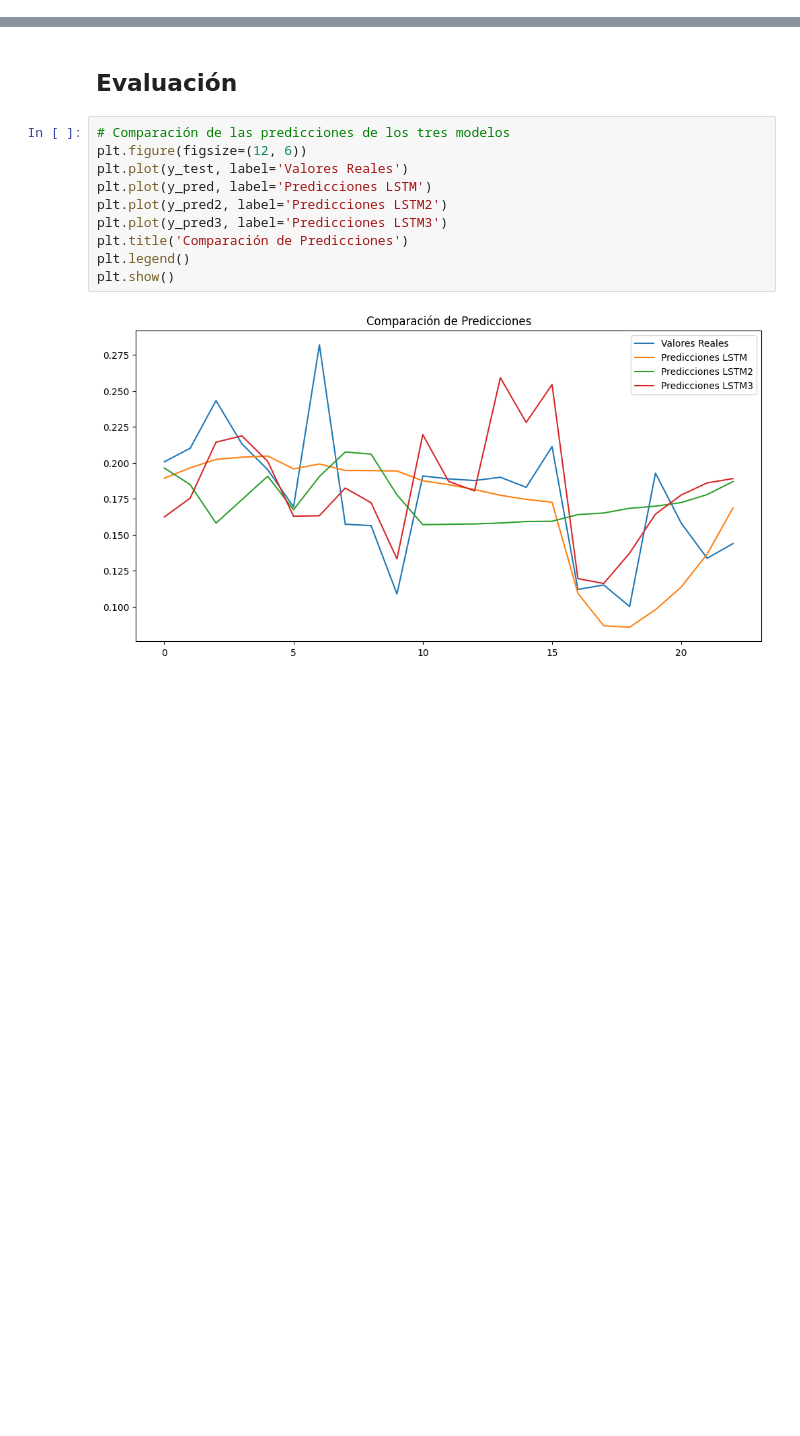
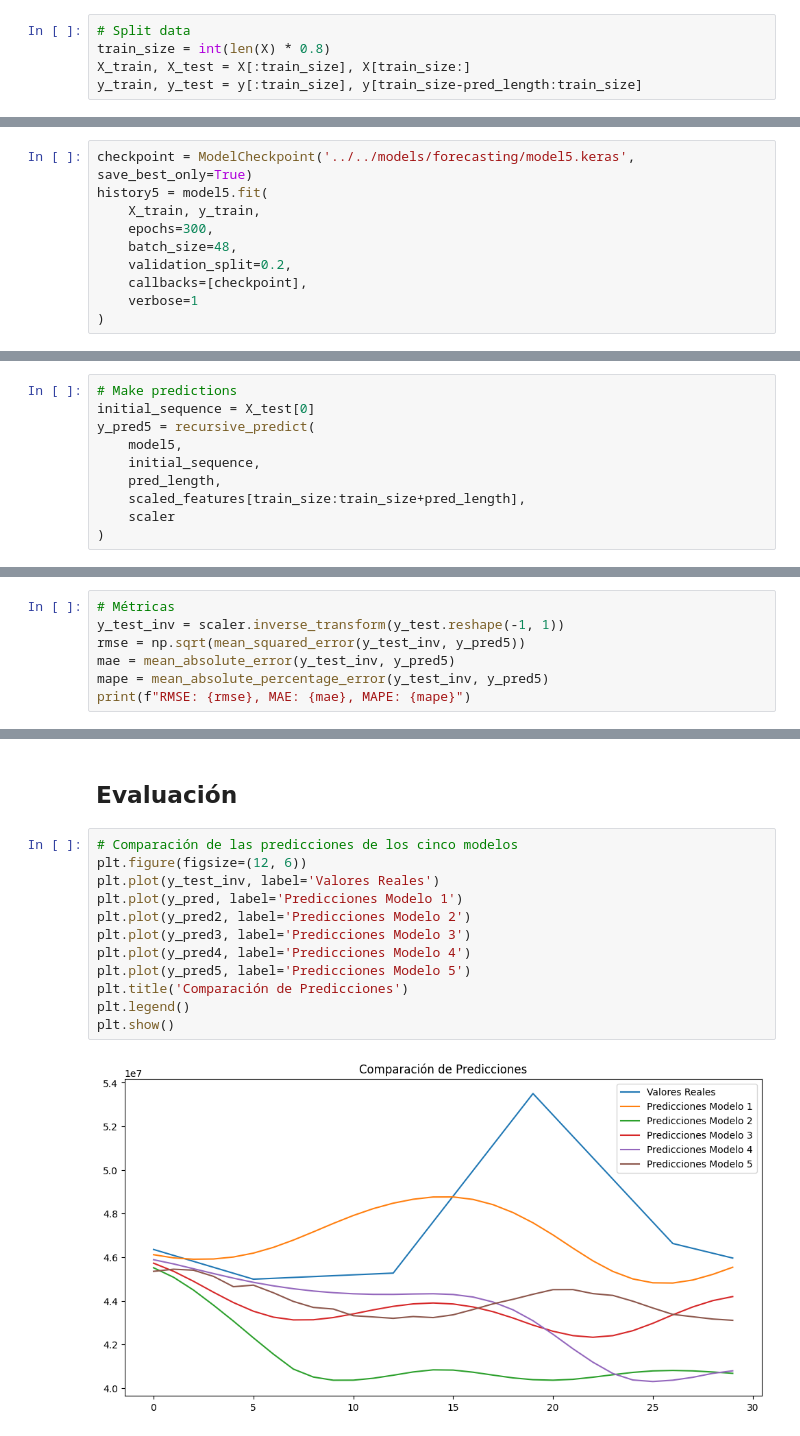
Before and after one commit to aleuse/rna_trabajo3_aplicaciones_redes_neuronales, a Jupyter notebook: notebooks/forecasting/2_modelado.ipynb, the cells around one changed output, grey strips where cells are left out. Saved outputs shown, nothing was run; the diff lists cells and outputs as text; blank space fills up the shorter version.

Commit message:
update forecasting model

```diff
--- a/notebooks/forecasting/2_modelado.ipynb
+++ b/notebooks/forecasting/2_modelado.ipynb
@@ -697,0 +1194,5 @@ plt.show()
+# %%
+# Split data
+train_size = int(len(X) * 0.8)
+X_train, X_test = X[:train_size], X[train_size:]
+y_train, y_test = y[:train_size], y[train_size-pred_length:train_size]
@@ -697,0 +1216,10 @@ plt.show()
+# %%
+checkpoint = ModelCheckpoint('../../models/forecasting/model5.keras', save_best_only=True)
+history5 = model5.fit(
+	X_train, y_train,
+	epochs=300,
+	batch_size=48,
+	validation_split=0.2,
+	callbacks=[checkpoint],
+	verbose=1
+)
@@ -697,0 +1284,10 @@ plt.show()
+# %%
+# Make predictions
+initial_sequence = X_test[0]
+y_pred5 = recursive_predict(
+    model5,
+    initial_sequence,
+    pred_length,
+    scaled_features[train_size:train_size+pred_length],
+    scaler
+)
@@ -697,0 +1316,7 @@ plt.show()
+# %%
+# Métricas
+y_test_inv = scaler.inverse_transform(y_test.reshape(-1, 1))
+rmse = np.sqrt(mean_squared_error(y_test_inv, y_pred5))
+mae = mean_absolute_error(y_test_inv, y_pred5)
+mape = mean_absolute_percentage_error(y_test_inv, y_pred5)
+print(f"RMSE: {rmse}, MAE: {mae}, MAPE: {mape}")
@@ -698,14 +1335,16 @@ plt.show()
 # %% [markdown]
 ## Evaluación
 # %%
-# Comparación de las predicciones de los tres modelos
+# Comparación de las predicciones de los cinco modelos
 plt.figure(figsize=(12, 6))
-plt.plot(y_test, label='Valores Reales')
-plt.plot(y_pred, label='Predicciones LSTM')
-plt.plot(y_pred2, label='Predicciones LSTM2')
-plt.plot(y_pred3, label='Predicciones LSTM3')
+plt.plot(y_test_inv, label='Valores Reales')
+plt.plot(y_pred, label='Predicciones Modelo 1')
+plt.plot(y_pred2, label='Predicciones Modelo 2')
+plt.plot(y_pred3, label='Predicciones Modelo 3')
+plt.plot(y_pred4, label='Predicciones Modelo 4')
+plt.plot(y_pred5, label='Predicciones Modelo 5')
 plt.title('Comparación de Predicciones')
 plt.legend()
 plt.show()
 # %% [output]
-[figure, old version]
+[figure, new version]
```
Also changed, not shown: parts of 114 cells of this notebook, 15 other files.
